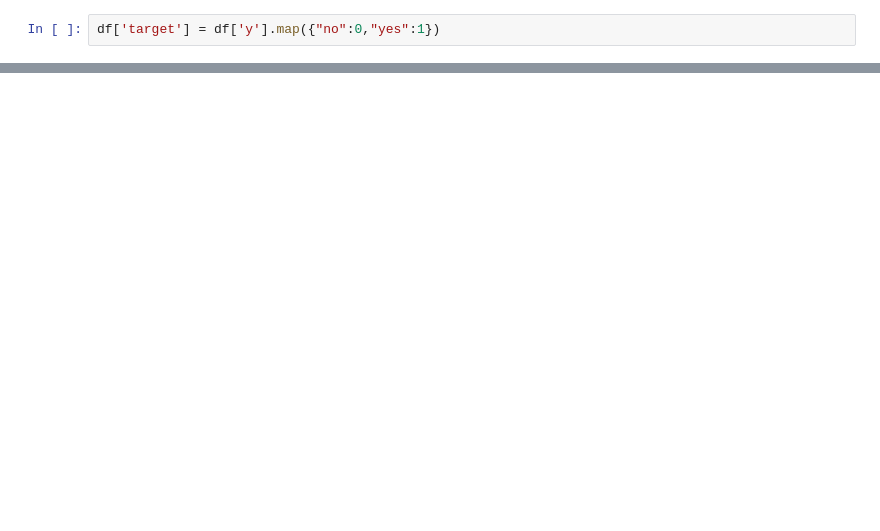
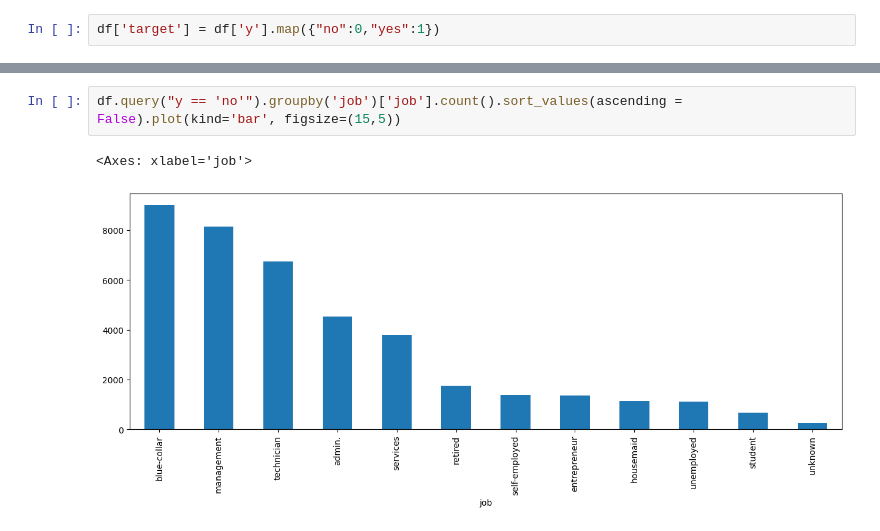
Before and after one commit to charles1706/Bank-Marketing-Propensity-Score, a Jupyter notebook: Untitled.ipynb, the cells around one changed output, grey strips where cells are left out. Drawn from its saved outputs; the diff is of its cells as text; blank space fills up the shorter version.

```diff
--- a/Untitled.ipynb
+++ b/Untitled.ipynb
@@ -22,0 +123,5 @@ Name: target, dtype: float64
+# %%
+df.query("y == 'no'").groupby('job')['job'].count().sort_values(ascending = False).plot(kind='bar', figsize=(15,5))
+# %% [output]
+<Axes: xlabel='job'>
+[figure, added]
```
Also changed, not shown: parts of 11 cells of this notebook.
